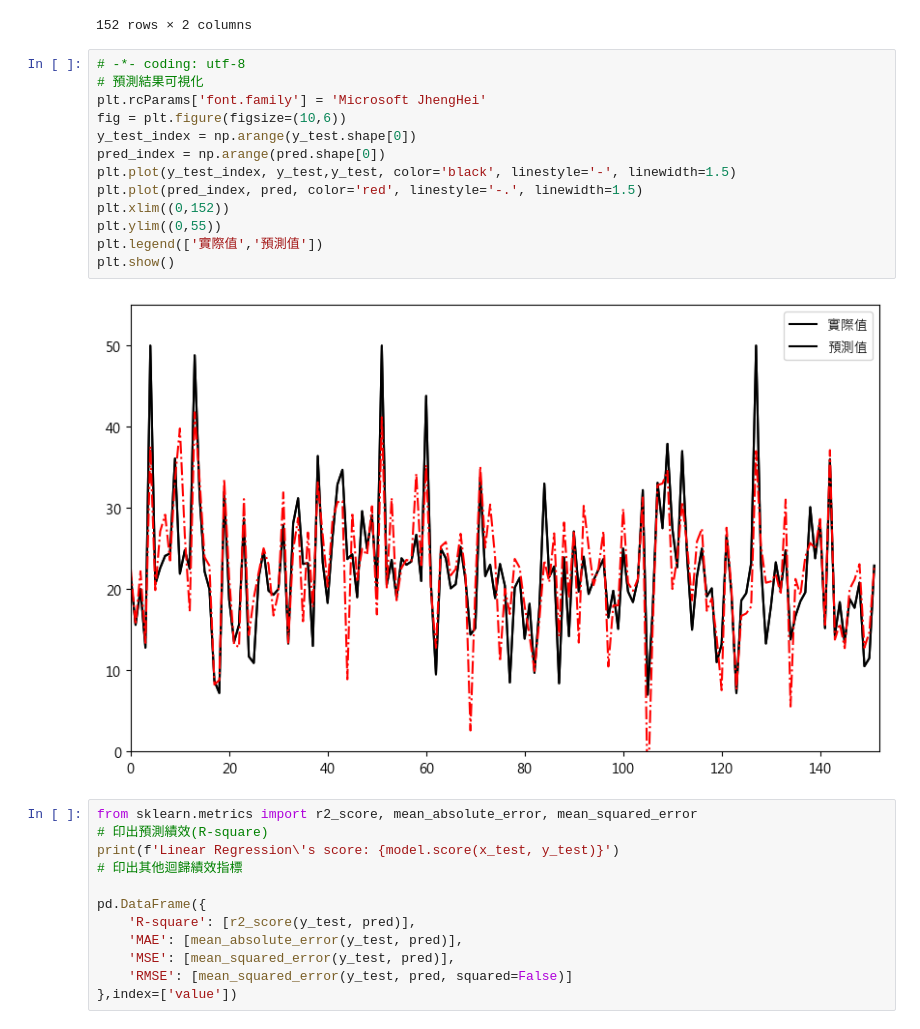
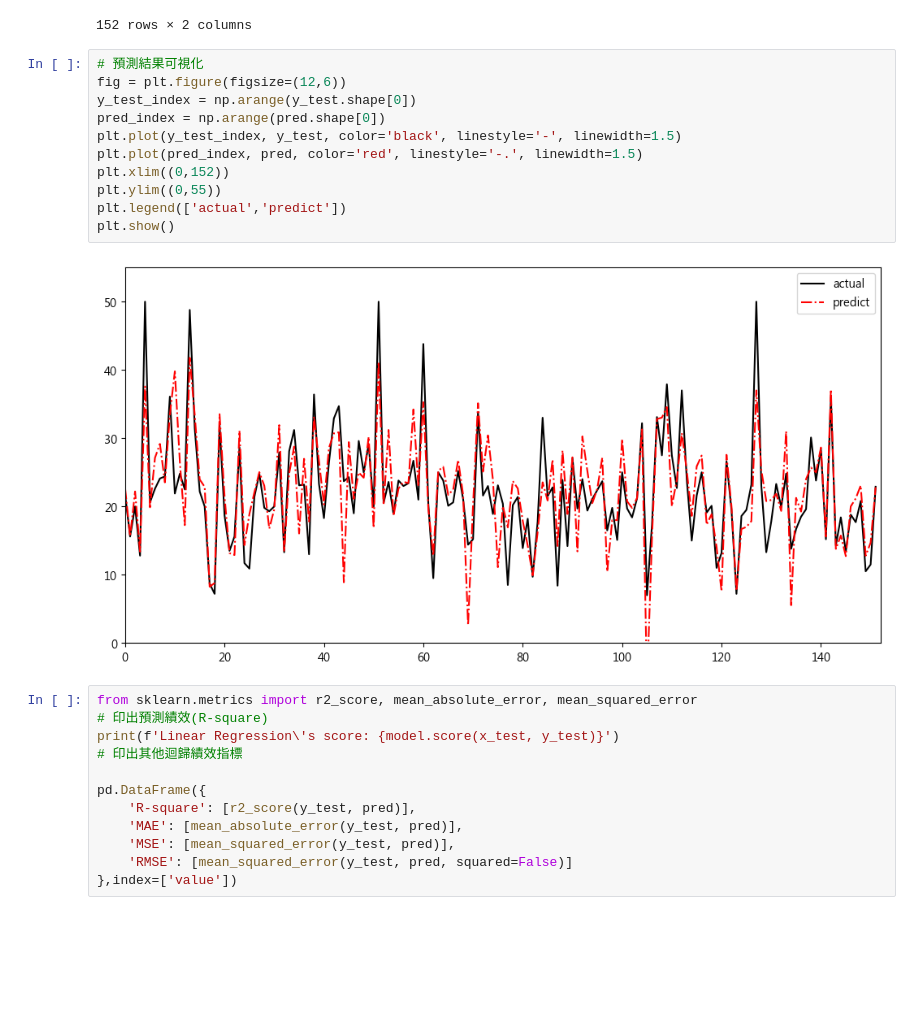
Before and after one commit to gengtingxu/DataAnalysisPractice, a Jupyter notebook: BostonPricePredict.ipynb, the cells around one changed output. Saved outputs shown, nothing was run; the diff lists cells and outputs as text; blank space fills up the shorter version.

```diff
--- a/BostonPricePredict.ipynb
+++ b/BostonPricePredict.ipynb
@@ -124,20 +136,18 @@ pd.DataFrame({
 | 151 | 22.9 | 22.813179 |
 152 rows × 2 columns
 # %%
-# -*- coding: utf-8
 # 預測結果可視化
-plt.rcParams['font.family'] = 'Microsoft JhengHei'
-fig = plt.figure(figsize=(10,6))
+fig = plt.figure(figsize=(12,6))
 y_test_index = np.arange(y_test.shape[0])
 pred_index = np.arange(pred.shape[0])
-plt.plot(y_test_index, y_test,y_test, color='black', linestyle='-', linewidth=1.5)
+plt.plot(y_test_index, y_test, color='black', linestyle='-', linewidth=1.5)
 plt.plot(pred_index, pred, color='red', linestyle='-.', linewidth=1.5)
 plt.xlim((0,152))
 plt.ylim((0,55))
-plt.legend(['實際值','預測值'])
+plt.legend(['actual','predict'])
 plt.show()
 # %% [output]
-[figure, old version]
+[figure, new version]
 # %%
 from sklearn.metrics import r2_score, mean_absolute_error, mean_squared_error
 # 印出預測績效(R-square)
```
Also changed, not shown: parts of 1 cell of this notebook.
